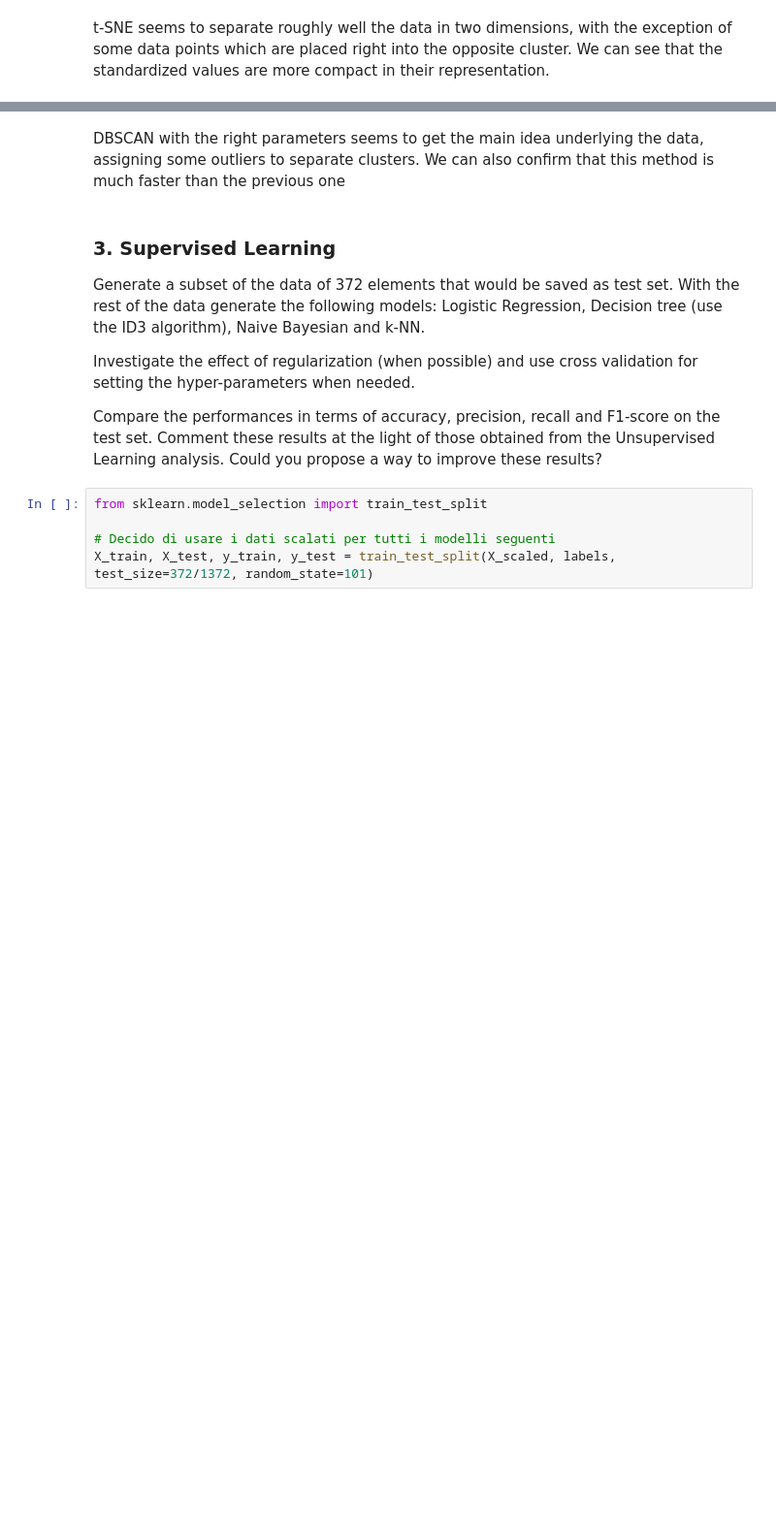
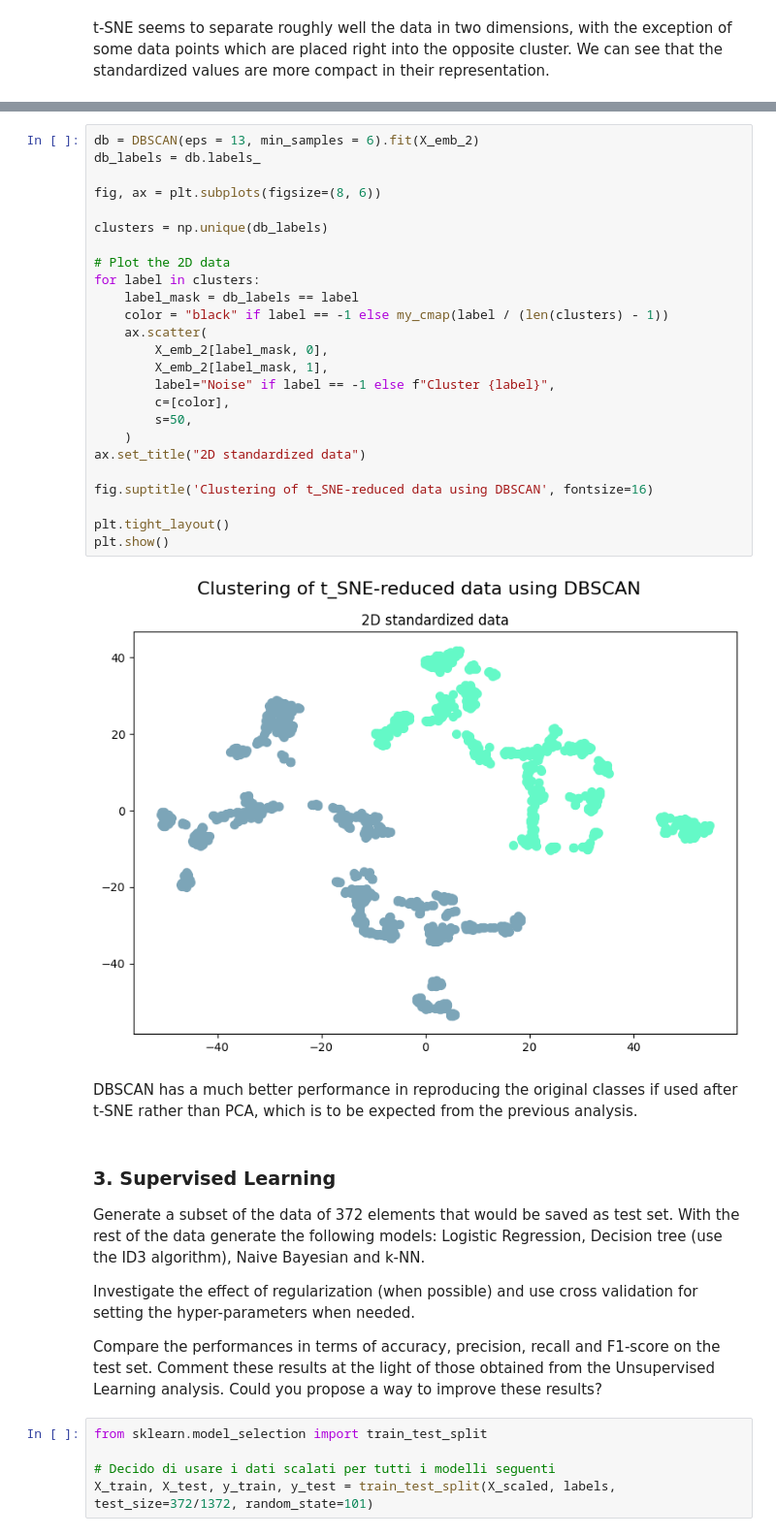
Before and after one commit to lollobrollo/Intro_to_ML_24-25, a Jupyter notebook: challenges/challenge-one.ipynb, the cells around one changed output, grey strips where cells are left out. Shown at 97% size. Drawn from its saved outputs; the diff is of its cells as text; blank space fills up the shorter version.

```diff
--- a/challenges/challenge-one.ipynb
+++ b/challenges/challenge-one.ipynb
@@ -273,5 +273,32 @@ plt.show()
-# %% [markdown]
-DBSCAN with the right parameters seems to get the main idea underlying the data, assigning some outliers to separate clusters. We can also confirm that this method is much faster than the previous one
+# %%
+db = DBSCAN(eps = 13, min_samples = 6).fit(X_emb_2)
+db_labels = db.labels_
+
+fig, ax = plt.subplots(figsize=(8, 6))
+
+clusters = np.unique(db_labels)
+
+# Plot the 2D data
+for label in clusters:
+    label_mask = db_labels == label
+    color = "black" if label == -1 else my_cmap(label / (len(clusters) - 1))
+    ax.scatter(
+        X_emb_2[label_mask, 0],
+        X_emb_2[label_mask, 1],
+        label="Noise" if label == -1 else f"Cluster {label}",
+        c=[color],
+        s=50,
+    )
+ax.set_title("2D standardized data")
+
+fig.suptitle('Clustering of t_SNE-reduced data using DBSCAN', fontsize=16)
+
+plt.tight_layout()
+plt.show()
+# %% [output]
+[figure, added]
+# %% [markdown]
+DBSCAN has a much better performance in reproducing the original classes if used after t-SNE rather than PCA, which is to be expected from the previous analysis.
 # %% [markdown]
 ### 3. Supervised Learning
 
```
Also changed, not shown: parts of 11 cells of this notebook, 3 other files.
